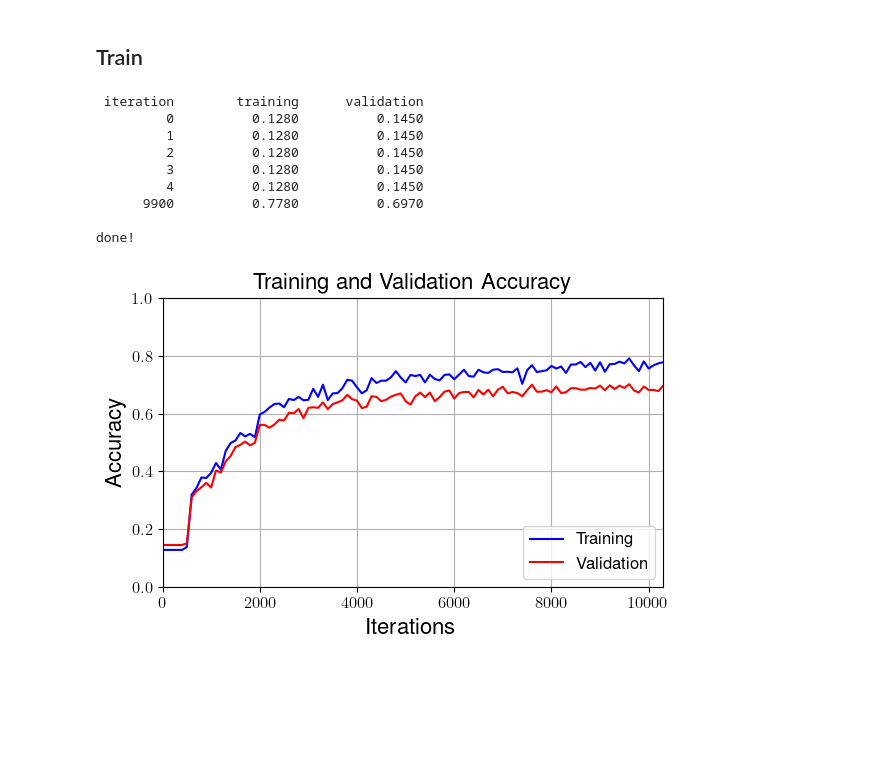
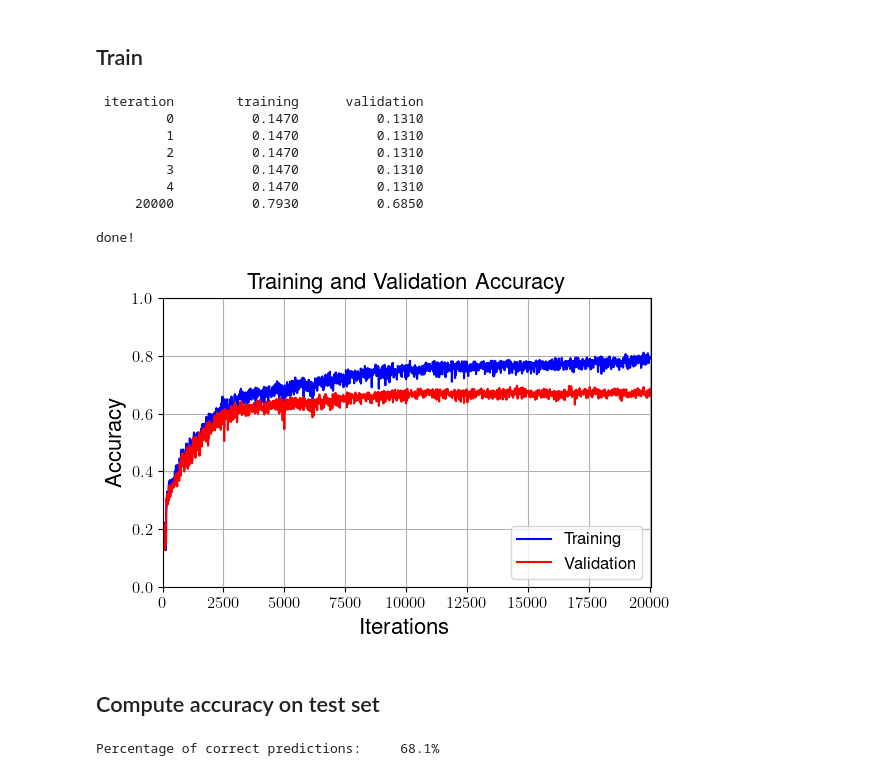
Before and after one commit to hbprosper/MLinPhysics, a Jupyter notebook: Lab04/code/tutorial04.ipynb, the cells around one changed output. Cells and saved outputs as stored; diff of their text form; code cells hidden in the pictures; blank space fills up the shorter version.

```diff
--- a/Lab04/code/tutorial04.ipynb
+++ b/Lab04/code/tutorial04.ipynb
@@ -701,33 +708,47 @@ xx   = []  # iteration numbers
 yy_t = []  # prediction accuracy using training data
 yy_v = []  # prediction accuracy using validation data
 # %%
-n_iter  = 10000    # number of iterations
+n_iter  = 20001    # number of iterations
 n_batch =    32    # number of images/training batch
 step    =    10
-learning_rate = 1e-3
+learning_rate = 1.5e-3
 
 avloss  = AverageLoss()
 
 optimizer = torch.optim.Adam(model.parameters(), lr=learning_rate)
 
 xx, yy_t, yy_v = trainModel(model, optimizer, get_random_batch, avloss, MODELFILE,
                             train_x, train_y,
                             valid_x, valid_y,
                             n_iter,  n_batch,
                             xx, yy_t, yy_v,
                             step=step)
 
 print("\ndone!")
 
 plot(xx, yy_t, yy_v)
 # %% [output]
  iteration        training      validation
-         0          0.1280          0.1450
-         1          0.1280          0.1450
-         2          0.1280          0.1450
-         3          0.1280          0.1450
-         4          0.1280          0.1450
-      9900          0.7780          0.6970
+         0          0.1470          0.1310
+         1          0.1470          0.1310
+         2          0.1470          0.1310
+         3          0.1470          0.1310
+         4          0.1470          0.1310
+     20000          0.7930          0.6850
 
 done!
-[figure, old version]
+[figure, new version]
+# %% [markdown]
+## Compute accuracy on test set
+# %%
+model.load_state_dict(torch.load(MODELFILE))
+
+model.eval()
+
+y_pred = model(test_x)
+
+acc = accuracy(y_pred, test_y)
+
+print('Percentage of correct predictions: %8.1f%s' % (100*acc, '%'))
+# %% [output]
+Percentage of correct predictions:     68.1%
```
Also changed, not shown: parts of 4 cells of this notebook.
